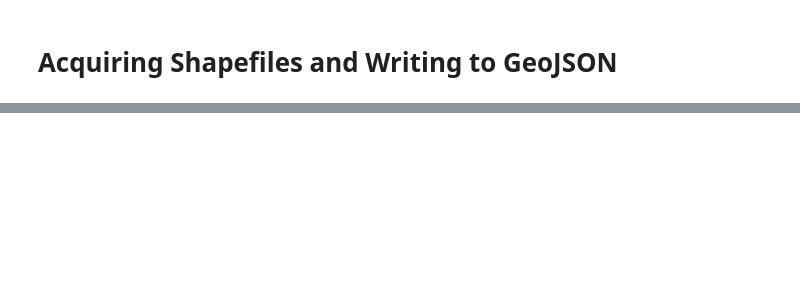
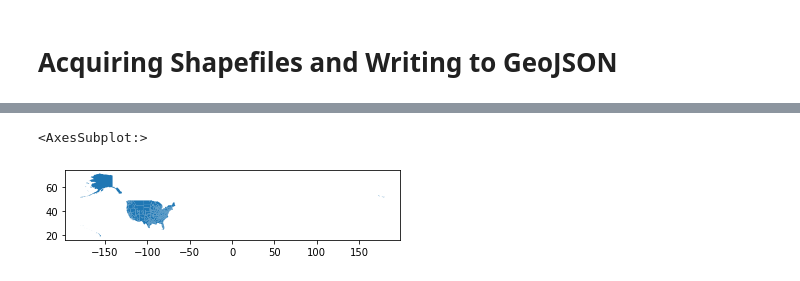
Before and after one commit to wplam107/rep_db, a Jupyter notebook: notebooks/acq_geo.ipynb, the cells around one changed output, grey strips where cells are left out. Saved outputs shown, nothing was run; the diff lists cells and outputs as text; code cells hidden in the pictures; blank space fills up the shorter version.

```diff
--- a/notebooks/acq_geo.ipynb
+++ b/notebooks/acq_geo.ipynb
@@ -32,0 +49,11 @@ df.to_file('cd_geo.json', driver='GeoJSON')
+# %%
+# Set value to 'DC'
+df.at[263, 'state'] = 'DC'
+# %%
+# Drop NaN 'state_fips'
+df = df.loc[df['state'].notna()]
+# %%
+df.plot()
+# %% [output]
+<AxesSubplot:>
+[figure, added]
```
Also changed, not shown: parts of 16 cells of this notebook, 1 other file.
